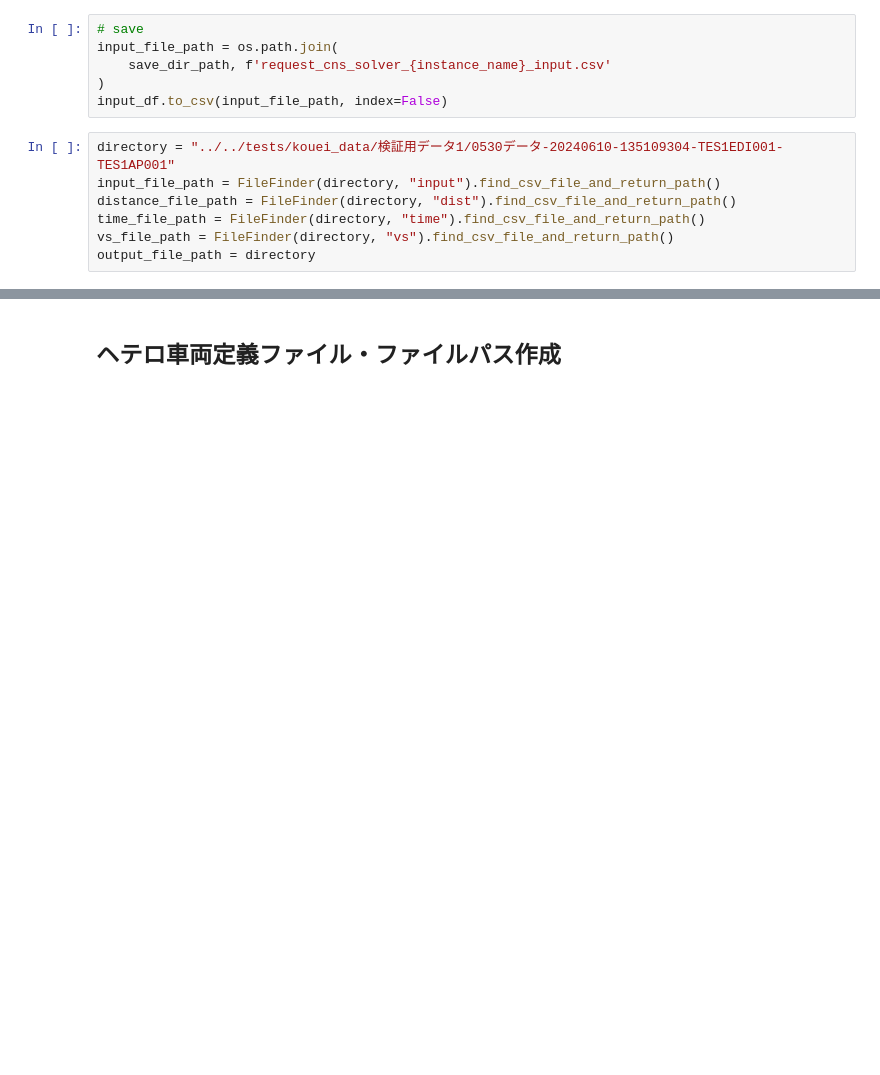
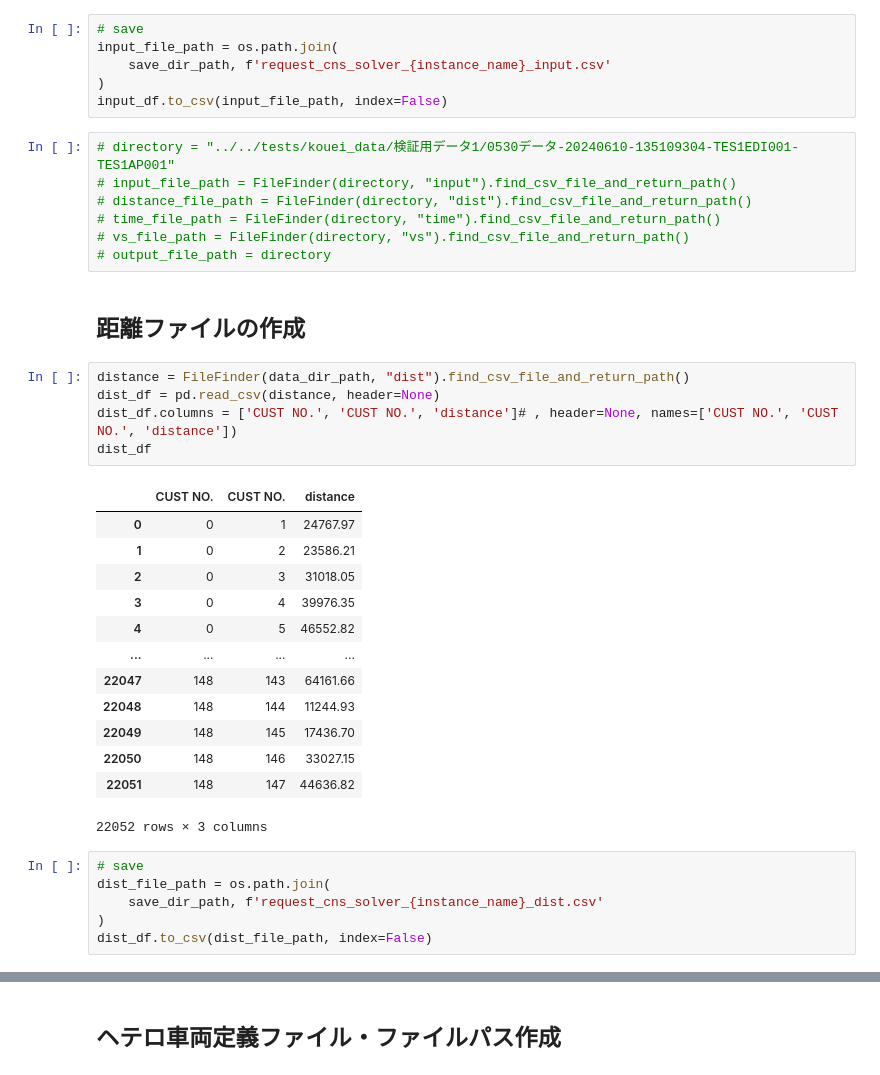
Before and after one commit to k-iko/cns_solver_bechmarking, a Jupyter notebook: codes/jupyter/kouei_compare_solvers.ipynb, the cells around one changed output, grey strips where cells are left out. Saved outputs shown, nothing was run; the diff lists cells and outputs as text; blank space fills up the shorter version.

```diff
--- a/codes/jupyter/kouei_compare_solvers.ipynb
+++ b/codes/jupyter/kouei_compare_solvers.ipynb
@@ -145,9 +141,36 @@ input_file_path = os.path.join(
 )
 input_df.to_csv(input_file_path, index=False)
 # %%
-directory = "../../tests/kouei_data/検証用データ1/0530データ-20240610-135109304-TES1EDI001-TES1AP001"
-input_file_path = FileFinder(directory, "input").find_csv_file_and_return_path()
-distance_file_path = FileFinder(directory, "dist").find_csv_file_and_return_path()
-time_file_path = FileFinder(directory, "time").find_csv_file_and_return_path()
-vs_file_path = FileFinder(directory, "vs").find_csv_file_and_return_path()
-output_file_path = directory
+# directory = "../../tests/kouei_data/検証用データ1/0530データ-20240610-135109304-TES1EDI001-TES1AP001"
+# input_file_path = FileFinder(directory, "input").find_csv_file_and_return_path()
+# distance_file_path = FileFinder(directory, "dist").find_csv_file_and_return_path()
+# time_file_path = FileFinder(directory, "time").find_csv_file_and_return_path()
+# vs_file_path = FileFinder(directory, "vs").find_csv_file_and_return_path()
+# output_file_path = directory
+# %% [markdown]
+## 距離ファイルの作成
+# %%
+distance = FileFinder(data_dir_path, "dist").find_csv_file_and_return_path()
+dist_df = pd.read_csv(distance, header=None)
+dist_df.columns = ['CUST NO.', 'CUST NO.', 'distance']# , header=None, names=['CUST NO.', 'CUST NO.', 'distance'])
+dist_df
+# %% [output]
+|  | CUST NO. | CUST NO. | distance |
+| 0 | 0 | 1 | 24767.97 |
+| 1 | 0 | 2 | 23586.21 |
+| 2 | 0 | 3 | 31018.05 |
+| 3 | 0 | 4 | 39976.35 |
+| 4 | 0 | 5 | 46552.82 |
+| ... | ... | ... | ... |
+| 22047 | 148 | 143 | 64161.66 |
+| 22048 | 148 | 144 | 11244.93 |
+| 22049 | 148 | 145 | 17436.70 |
+| 22050 | 148 | 146 | 33027.15 |
+| 22051 | 148 | 147 | 44636.82 |
+22052 rows × 3 columns
+# %%
+# save
+dist_file_path = os.path.join(
+    save_dir_path, f'request_cns_solver_{instance_name}_dist.csv'
+)
+dist_df.to_csv(dist_file_path, index=False)
```
Also changed, not shown: parts of 17 cells of this notebook.
